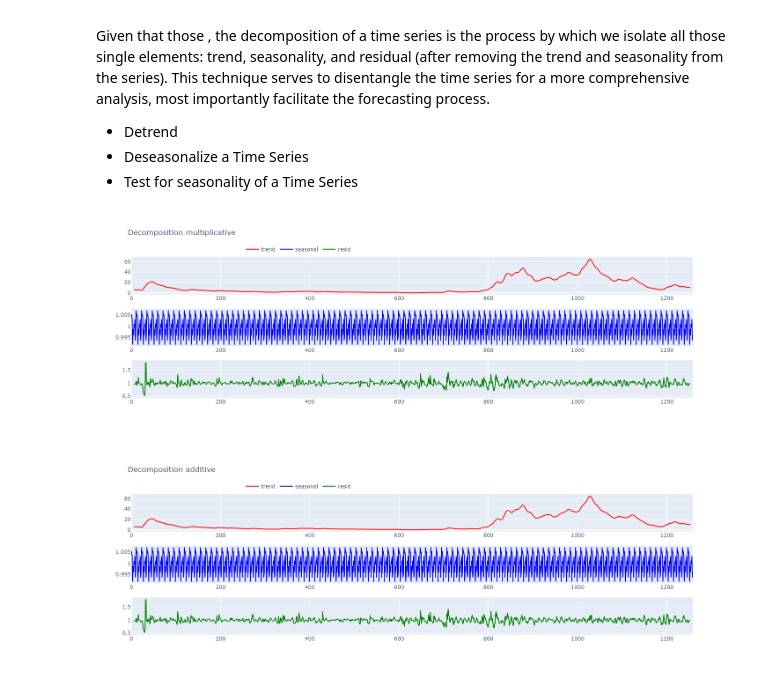
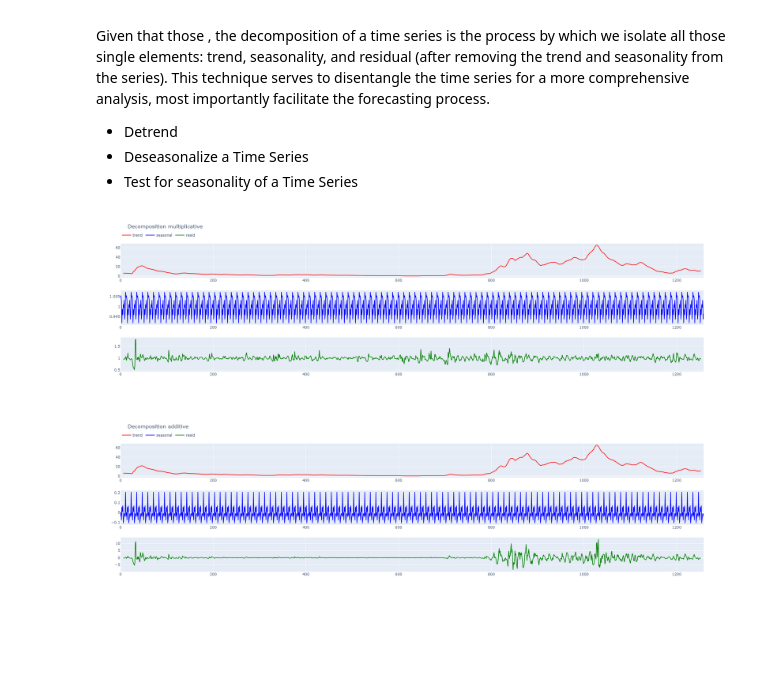
Before and after one commit to aorsot1/fintech_analysis, a Jupyter notebook: MARA - Time Series Analysis.ipynb, the cells around one changed output. Cells and saved outputs as stored; diff of their text form; code cells hidden in the pictures; blank space fills up the shorter version.

```diff
--- a/MARA - Time Series Analysis.ipynb
+++ b/MARA - Time Series Analysis.ipynb
@@ -142,34 +142,34 @@ Given that those , the decomposition of a time series is the process by which we
 from plotly.subplots import make_subplots
 def decomposition(data=df["Price"], prd=12,
                   models = ['multiplicative','additive']):
 
     ''' Determine the suitable combination of base level, trend, seasonal index and the residual term.
     '''
 
     for mod in models:
-        decomp_func = seasonal_decompose(data, model = 'multiplicative', period=prd)
+        decomp_func = seasonal_decompose(data, model = mod, period=prd)
         #fig = make_subplots(rows=3, cols=1)
         figures = [
             px.line(decomp_func.trend, color_discrete_map={'trend':'red'}),
             px.line(decomp_func.seasonal, color_discrete_map={'seasonal':'blue'}),
             px.line(decomp_func.resid, color_discrete_map={'resid':'green'})
         ]
         components = ['Trend', 'Seasonality','Error']
         fig = make_subplots(rows=len(figures), cols=1)
 
         for i, figure in enumerate(figures):
             for trace in range(len(figure["data"])):
                 fig.append_trace(figure["data"][trace], row=i+1, col=1)
 
         fig.update_layout(title="Decomposition "+mod,
                           height=600,
                          legend=dict(orientation="h",
                                      yanchor="top", y=1.1,
-                                     xanchor="left", x=0.2)
+                                     xanchor="left", x=0, )
                          )
         fig.show()
 
 decomposition()
 # %% [output]
-[figure, old version]
+[figure, new version]
-[figure, old version]
+[figure, new version]
```
